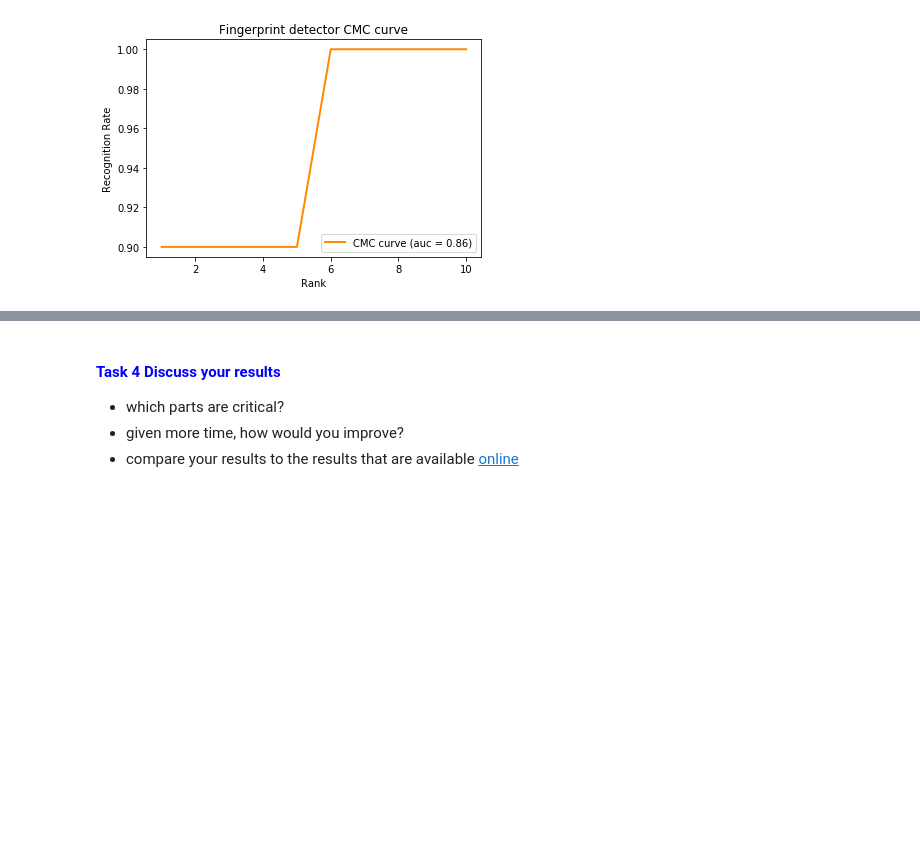
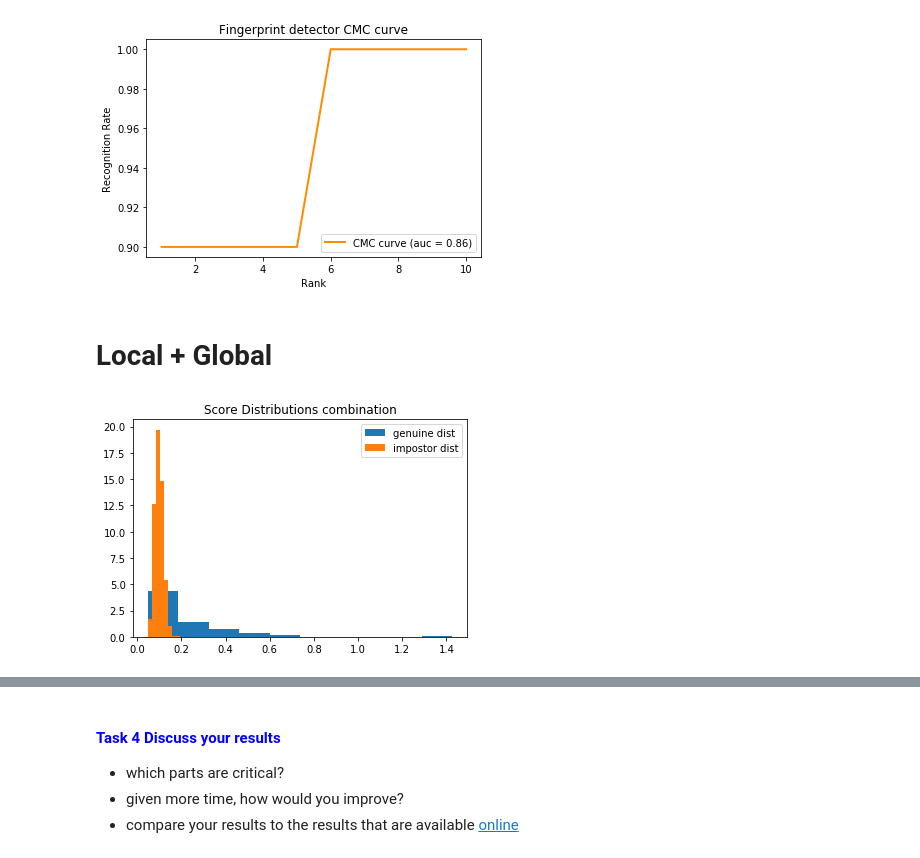
Before and after one commit to JesusGarciaRamirez/Biometrics, a Jupyter notebook: Assigment2/assignment_2.ipynb, the cells around one changed output, grey strips where cells are left out. Saved outputs shown, nothing was run; the diff lists cells and outputs as text; code cells hidden in the pictures; blank space fills up the shorter version.

```diff
--- a/Assigment2/assignment_2.ipynb
+++ b/Assigment2/assignment_2.ipynb
@@ -799,3 +815,15 @@ cmc_obj.plot_CMC_curve(ax)
 plt.show()
 # %% [output]
 [figure]
+# %% [markdown]
+# Local + Global
+# %%
+scoring_otps={}
+scoring_schema = combination_scoring_schema
+fpscorer.set_scoring_att(scoring_schema,scoring_opts)
+scores,labels = fpscorer.dataset_scoring(downsampling=False)
+metric_logger_combination=Metrics(scores,labels,"Combination")
+# %%
+plot_joint_dist(scores,labels,"combination")
+# %% [output]
+[figure, added]
```
Also changed, not shown: parts of 12 cells of this notebook, 1 other file.
